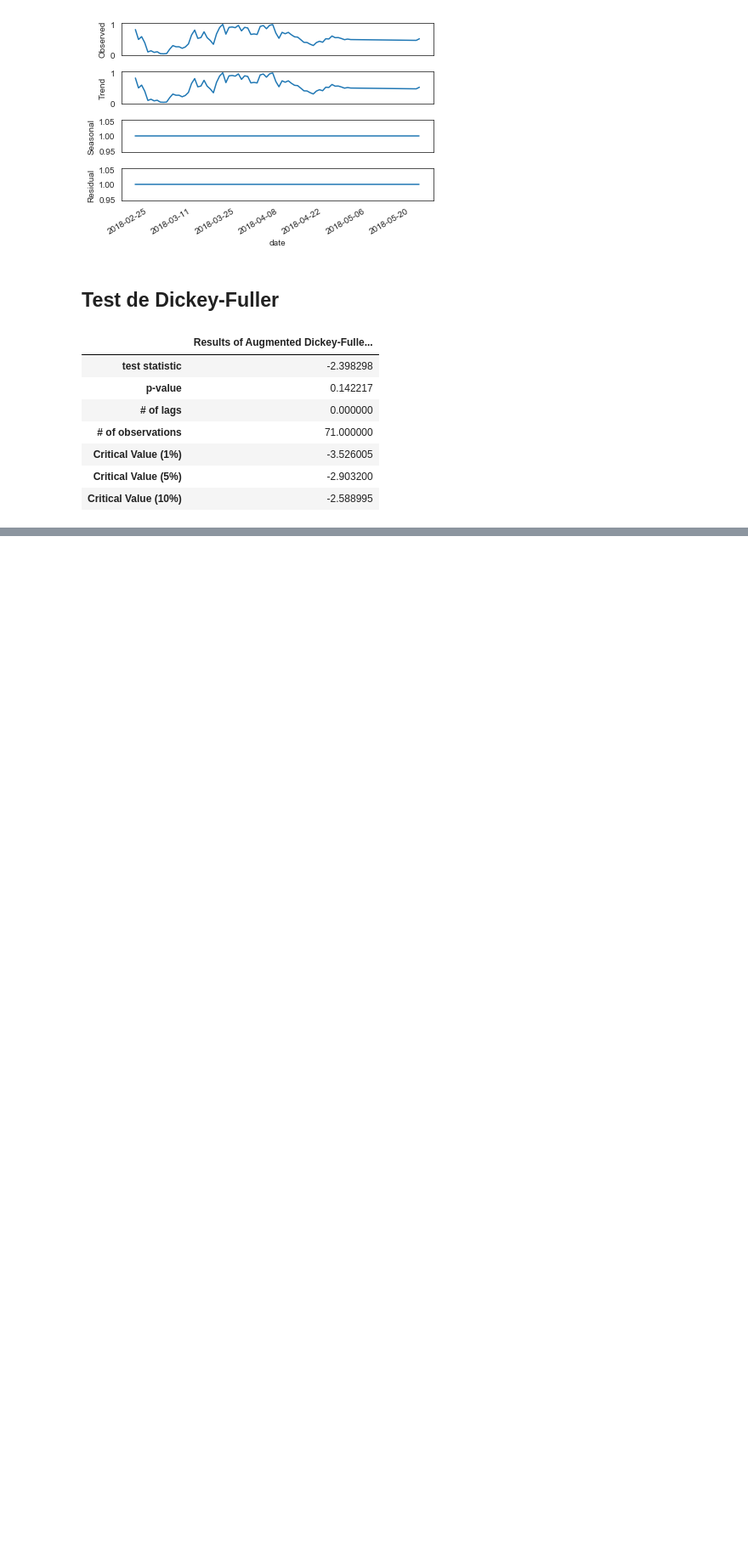
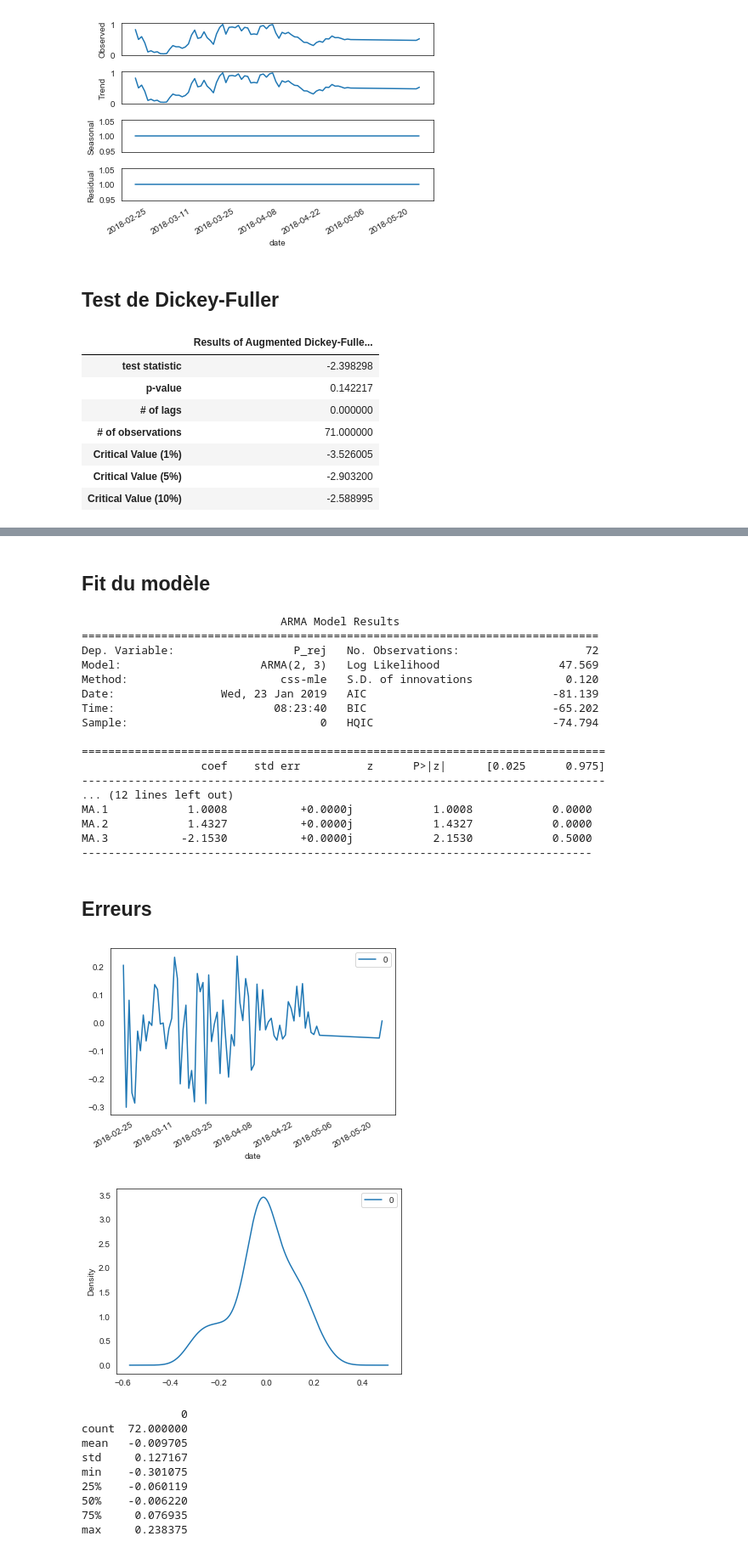
Before and after one commit to mariondechallens/1000mercis, a Jupyter notebook: Analyses/Annonceur1_campagne1_visite_2pages_Questions.ipynb, the cells around one changed output, grey strips where cells are left out. Shown at 85% size. Saved outputs shown, nothing was run; the diff lists cells and outputs as text; code cells hidden in the pictures; blank space fills up the shorter version.

Commit message:
up modèles arma

```diff
--- a/Analyses/Annonceur1_campagne1_visite_2pages_Questions.ipynb
+++ b/Analyses/Annonceur1_campagne1_visite_2pages_Questions.ipynb
@@ -453,5 +443,6 @@ sto.arma_order_select_ic(P_rej,ic = ['aic', 'bic'])
 # %%
 testARMA(P_rej,1,0,0)
+testARMA(P_rej,2,0,3)
 # %% [output]
 ## Fit du modèle
                               ARMA Model Results
@@ -464,25 +455,55 @@ Time:                        16:41:29   BIC                            -74.078
 Sample:                             0   HQIC                           -78.189
 
 ===============================================================================
                   coef    std err          z      P>|z|      [0.025      0.975]
 -------------------------------------------------------------------------------
 const           0.5624      0.100      5.632      0.000       0.367       0.758
 ar.L1.P_rej     0.8563      0.058     14.790      0.000       0.743       0.970
                                     Roots
 =============================================================================
                   Real          Imaginary           Modulus         Frequency
 -----------------------------------------------------------------------------
 AR.1            1.1678           +0.0000j            1.1678            0.0000
 -----------------------------------------------------------------------------
 ## Erreurs
 [figure]
 [figure]
                0
 count  72.000000
 mean   -0.003046
 std     0.134545
 min    -0.327136
 25%    -0.080534
 50%    -0.017636
 75%     0.072189
 max     0.307723
+## Fit du modèle
+                              ARMA Model Results
+==============================================================================
+Dep. Variable:                  P_rej   No. Observations:                   72
+Model:                     ARMA(2, 3)   Log Likelihood                  47.569
+Method:                       css-mle   S.D. of innovations              0.120
+Date:                Wed, 23 Jan 2019   AIC                            -81.139
+Time:                        08:23:40   BIC                            -65.202
+Sample:                             0   HQIC                           -74.794
+
+===============================================================================
+                  coef    std err          z      P>|z|      [0.025      0.975]
+-------------------------------------------------------------------------------
+... (12 lines left out)
+MA.1            1.0008           +0.0000j            1.0008            0.0000
+MA.2            1.4327           +0.0000j            1.4327            0.0000
+MA.3           -2.1530           +0.0000j            2.1530            0.5000
+-----------------------------------------------------------------------------
+## Erreurs
+[figure, added]
+[figure, added]
+               0
+count  72.000000
+mean   -0.009705
+std     0.127167
+min    -0.301075
+25%    -0.060119
+50%    -0.006220
+75%     0.076935
+max     0.238375
```
Also changed, not shown: parts of 14 cells of this notebook, 4 other files.
